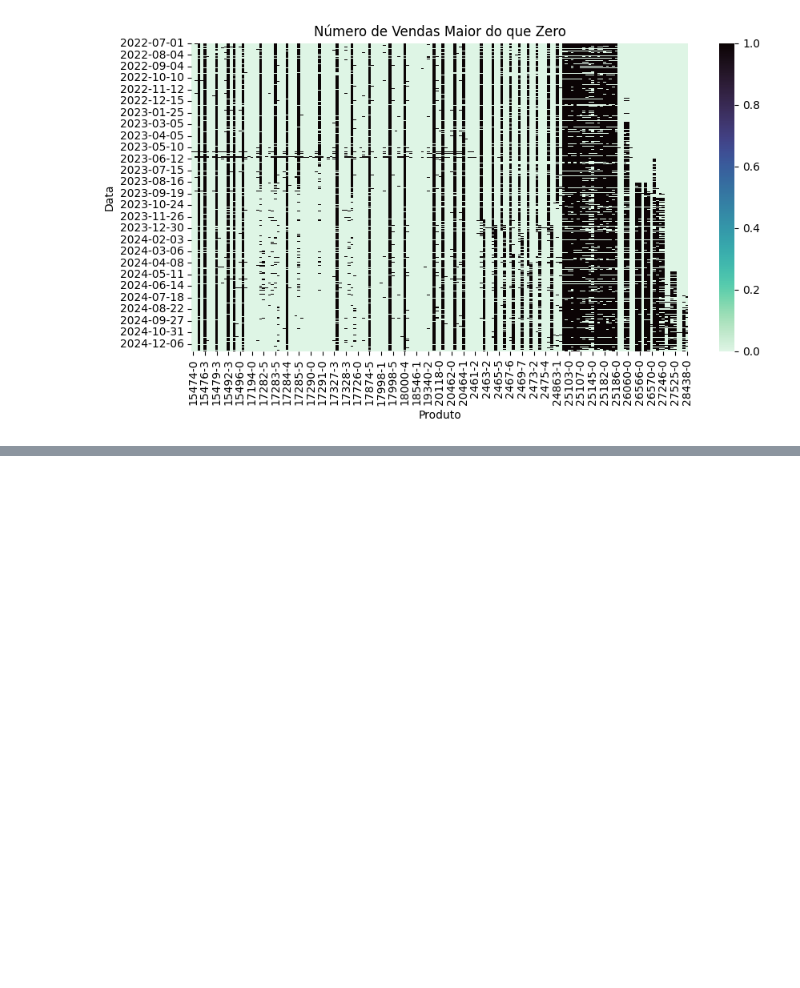
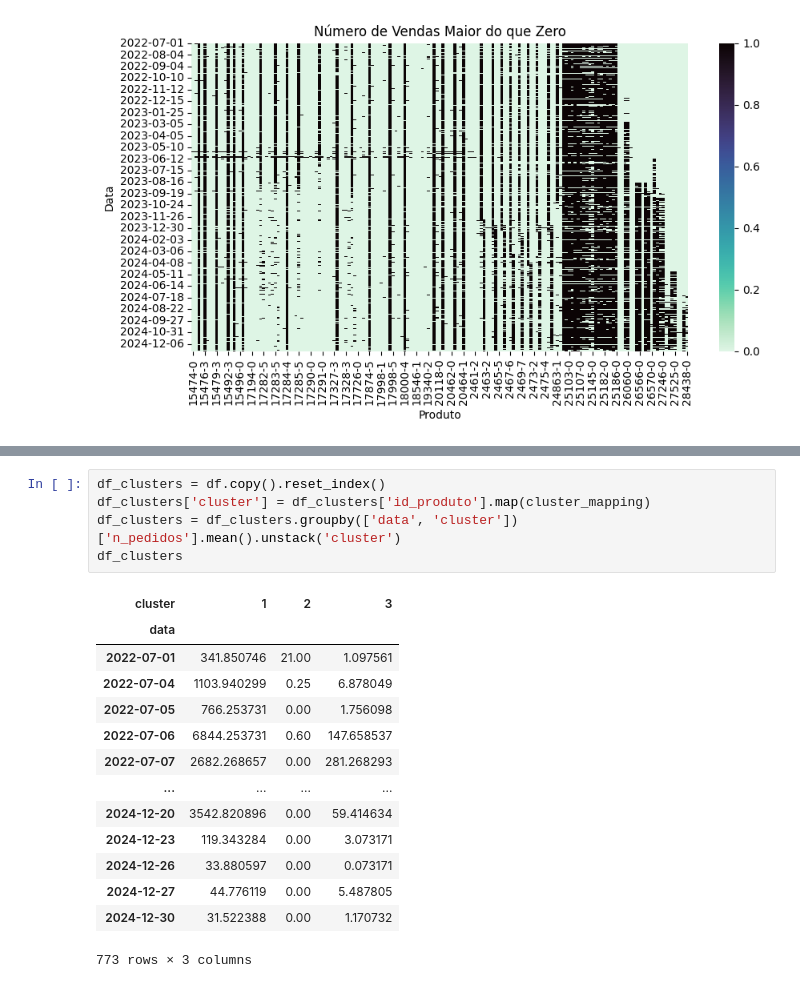
Before and after one commit to iagodantasf/a3_desafio_2, a Jupyter notebook: notebooks/eda.ipynb, the cells around one changed output, grey strips where cells are left out. Saved outputs shown, nothing was run; the diff lists cells and outputs as text; blank space fills up the shorter version.

```diff
--- a/notebooks/eda.ipynb
+++ b/notebooks/eda.ipynb
@@ -336,0 +380,20 @@ plt.show()
+# %%
+df_clusters = df.copy().reset_index()
+df_clusters['cluster'] = df_clusters['id_produto'].map(cluster_mapping)
+df_clusters = df_clusters.groupby(['data', 'cluster'])['n_pedidos'].mean().unstack('cluster')
+df_clusters
+# %% [output]
+| cluster | 1 | 2 | 3 |
+| data |  |  |  |
+| 2022-07-01 | 341.850746 | 21.00 | 1.097561 |
+| 2022-07-04 | 1103.940299 | 0.25 | 6.878049 |
+| 2022-07-05 | 766.253731 | 0.00 | 1.756098 |
+| 2022-07-06 | 6844.253731 | 0.60 | 147.658537 |
+| 2022-07-07 | 2682.268657 | 0.00 | 281.268293 |
+| ... | ... | ... | ... |
+| 2024-12-20 | 3542.820896 | 0.00 | 59.414634 |
+| 2024-12-23 | 119.343284 | 0.00 | 3.073171 |
+| 2024-12-26 | 33.880597 | 0.00 | 0.073171 |
+| 2024-12-27 | 44.776119 | 0.00 | 5.487805 |
+| 2024-12-30 | 31.522388 | 0.00 | 1.170732 |
+773 rows × 3 columns
```
Also changed, not shown: parts of 6 cells of this notebook.
